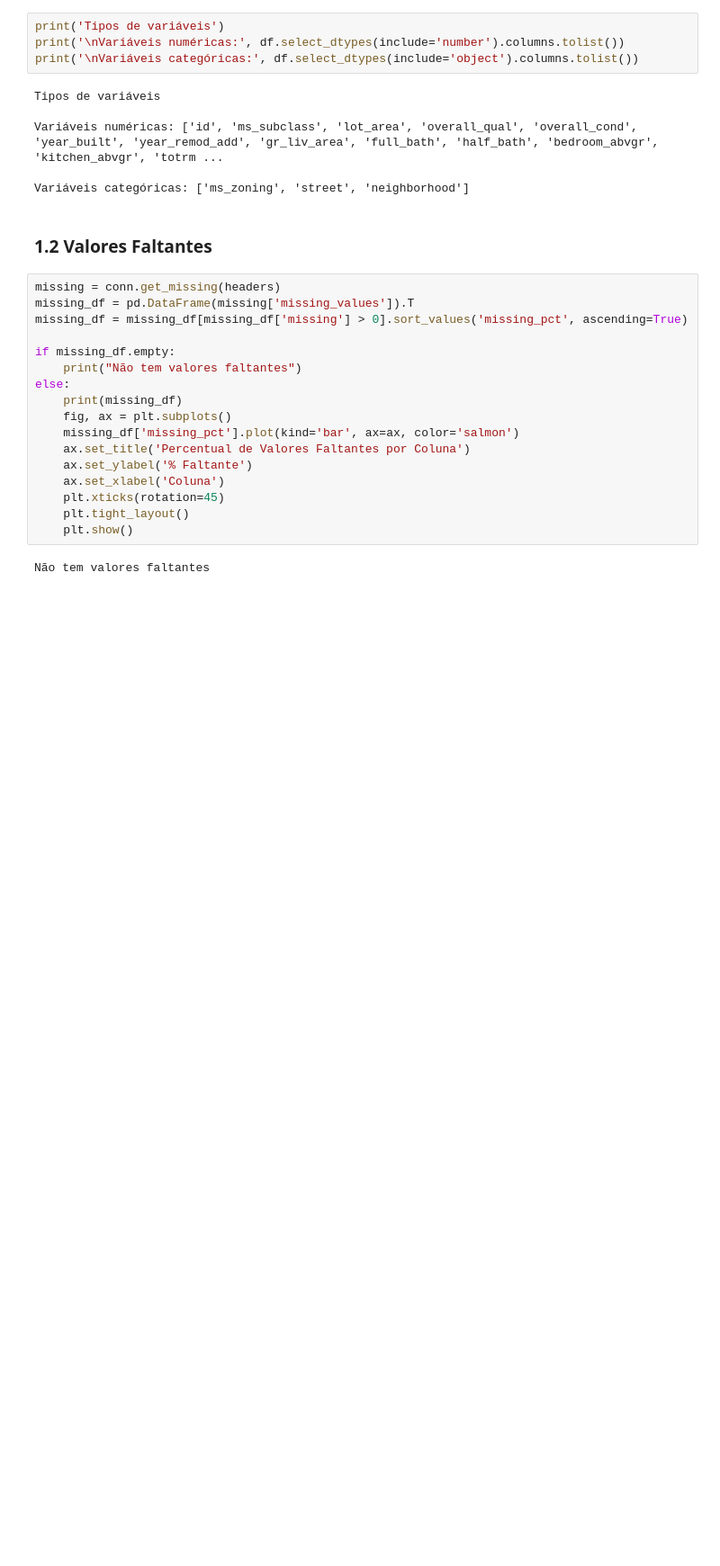
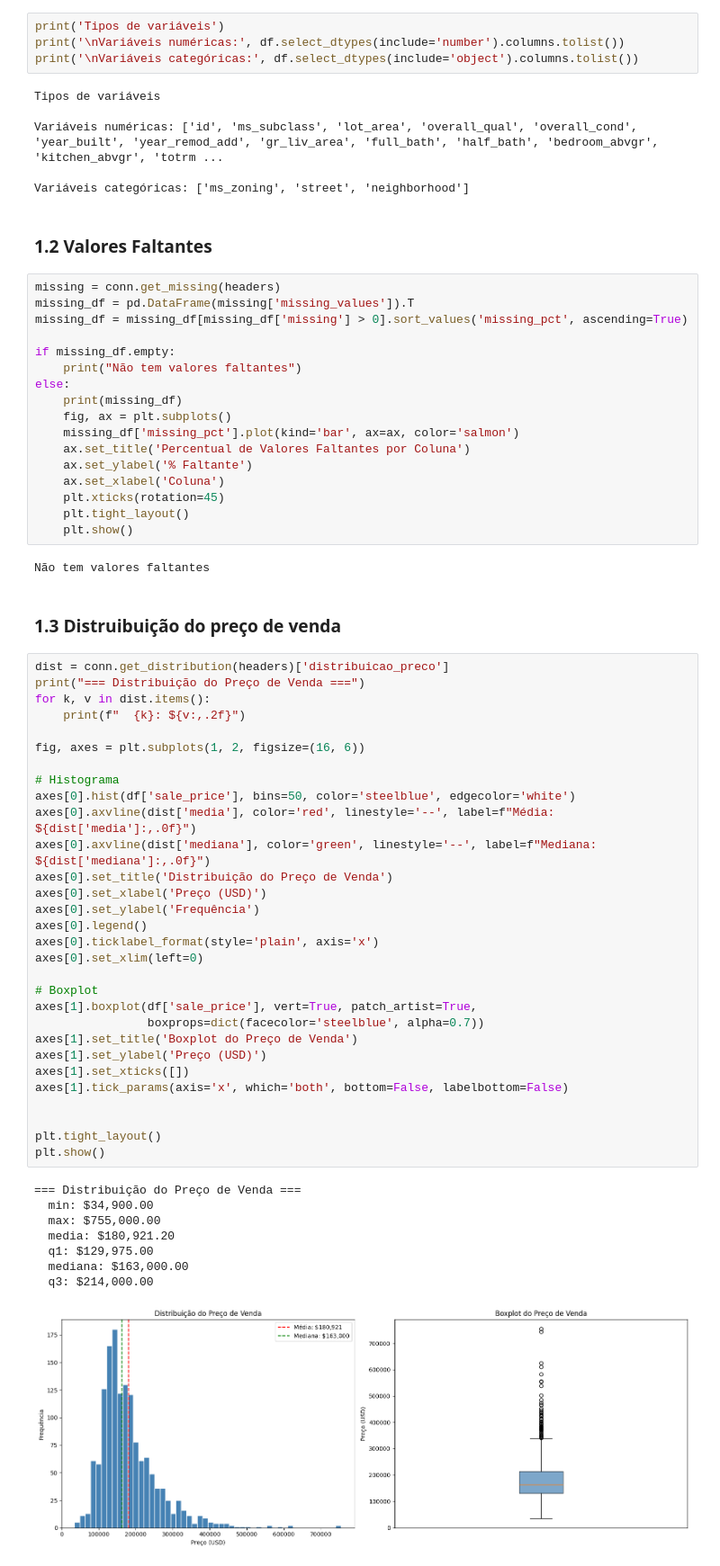
Before and after one commit to MatheusPas/NotebooksC3Analise, a Jupyter notebook: ParteMatheus.ipynb, the cells around one changed output. Shown at 90% size. Saved outputs shown, nothing was run; the diff lists cells and outputs as text; blank space fills up the shorter version.

```diff
--- a/ParteMatheus.ipynb
+++ b/ParteMatheus.ipynb
@@ -57,3 +57,44 @@ else:
     plt.show()
 # %% [output]
 Não tem valores faltantes
+# %% [markdown]
+### 1.3 Distruibuição do preço de venda
+# %%
+dist = conn.get_distribution(headers)['distribuicao_preco']
+print("=== Distribuição do Preço de Venda ===")
+for k, v in dist.items():
+    print(f"  {k}: ${v:,.2f}")
+
+fig, axes = plt.subplots(1, 2, figsize=(16, 6))
+
+# Histograma
+axes[0].hist(df['sale_price'], bins=50, color='steelblue', edgecolor='white')
+axes[0].axvline(dist['media'], color='red', linestyle='--', label=f"Média: ${dist['media']:,.0f}")
+axes[0].axvline(dist['mediana'], color='green', linestyle='--', label=f"Mediana: ${dist['mediana']:,.0f}")
+axes[0].set_title('Distribuição do Preço de Venda')
+axes[0].set_xlabel('Preço (USD)')
+axes[0].set_ylabel('Frequência')
+axes[0].legend()
+axes[0].ticklabel_format(style='plain', axis='x')
+axes[0].set_xlim(left=0)
+
+# Boxplot
+axes[1].boxplot(df['sale_price'], vert=True, patch_artist=True,
+                boxprops=dict(facecolor='steelblue', alpha=0.7))
+axes[1].set_title('Boxplot do Preço de Venda')
+axes[1].set_ylabel('Preço (USD)')
+axes[1].set_xticks([])
+axes[1].tick_params(axis='x', which='both', bottom=False, labelbottom=False)
+
+
+plt.tight_layout()
+plt.show()
+# %% [output]
+=== Distribuição do Preço de Venda ===
+  min: $34,900.00
+  max: $755,000.00
+  media: $180,921.20
+  q1: $129,975.00
+  mediana: $163,000.00
+  q3: $214,000.00
+[figure, added]
```
Also changed, not shown: parts of 2 cells of this notebook.
